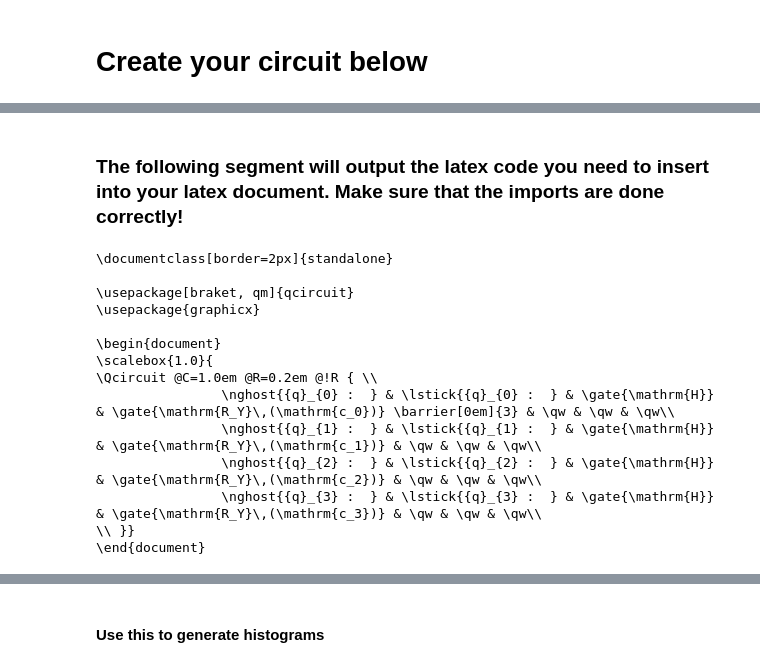
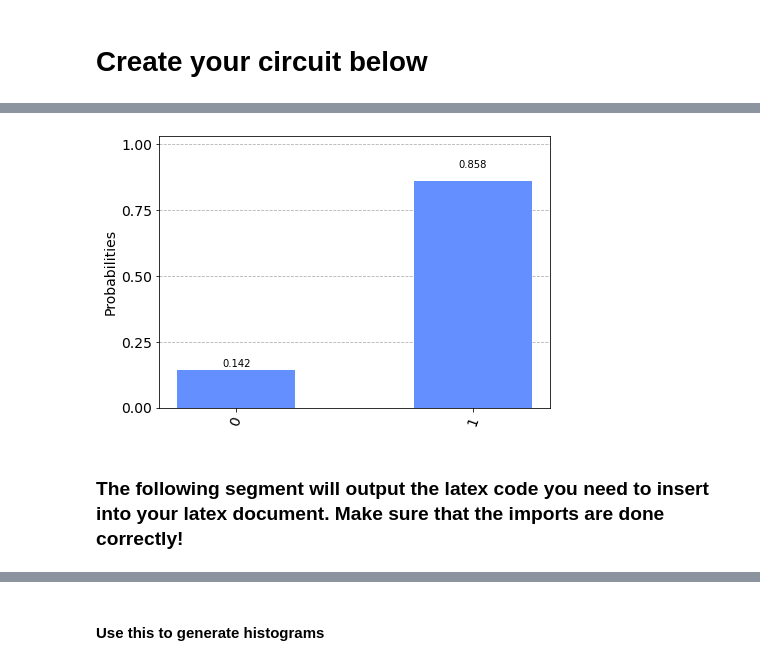
Before and after one commit to RicardoMonteiroSimoes/Quantum-Machine-Learning, a Jupyter notebook: code/circuit_to_latex.ipynb, the cells around one changed output, grey strips where cells are left out. Saved outputs shown, nothing was run; the diff lists cells and outputs as text; code cells hidden in the pictures.

```diff
--- a/code/circuit_to_latex.ipynb
+++ b/code/circuit_to_latex.ipynb
@@ -22,19 +50,14 @@ circuit.barrier()
+# %%
+circuit = QuantumCircuit(1)
+circuit.h(0)
+circuit.ry(np.pi/4, 0)
+circuit.measure_all()
+backend = Aer.get_backend('qasm_simulator')
+job = backend.run(transpile(circuit, backend), shots=1024)
+result = job.result()
+counts=result.get_counts(circuit)
+plot_histogram(counts)
+# %% [output]
+[figure, added]
 # %% [markdown]
 ### The following segment will output the latex code you need to insert into your latex document. Make sure that the imports are done correctly!
-# %%
-print(circuit_drawer(circuit, output="latex_source"))
-# %% [output]
-\documentclass[border=2px]{standalone}
-
-\usepackage[braket, qm]{qcircuit}
-\usepackage{graphicx}
-
-\begin{document}
-\scalebox{1.0}{
-\Qcircuit @C=1.0em @R=0.2em @!R { \\
-                \nghost{{q}_{0} :  } & \lstick{{q}_{0} :  } & \gate{\mathrm{H}} & \gate{\mathrm{R_Y}\,(\mathrm{c_0})} \barrier[0em]{3} & \qw & \qw & \qw\\
-                \nghost{{q}_{1} :  } & \lstick{{q}_{1} :  } & \gate{\mathrm{H}} & \gate{\mathrm{R_Y}\,(\mathrm{c_1})} & \qw & \qw & \qw\\
-                \nghost{{q}_{2} :  } & \lstick{{q}_{2} :  } & \gate{\mathrm{H}} & \gate{\mathrm{R_Y}\,(\mathrm{c_2})} & \qw & \qw & \qw\\
-                \nghost{{q}_{3} :  } & \lstick{{q}_{3} :  } & \gate{\mathrm{H}} & \gate{\mathrm{R_Y}\,(\mathrm{c_3})} & \qw & \qw & \qw\\
-\\ }}
-\end{document}
```
Also changed, not shown: parts of 33 cells of this notebook, 17 other files.
